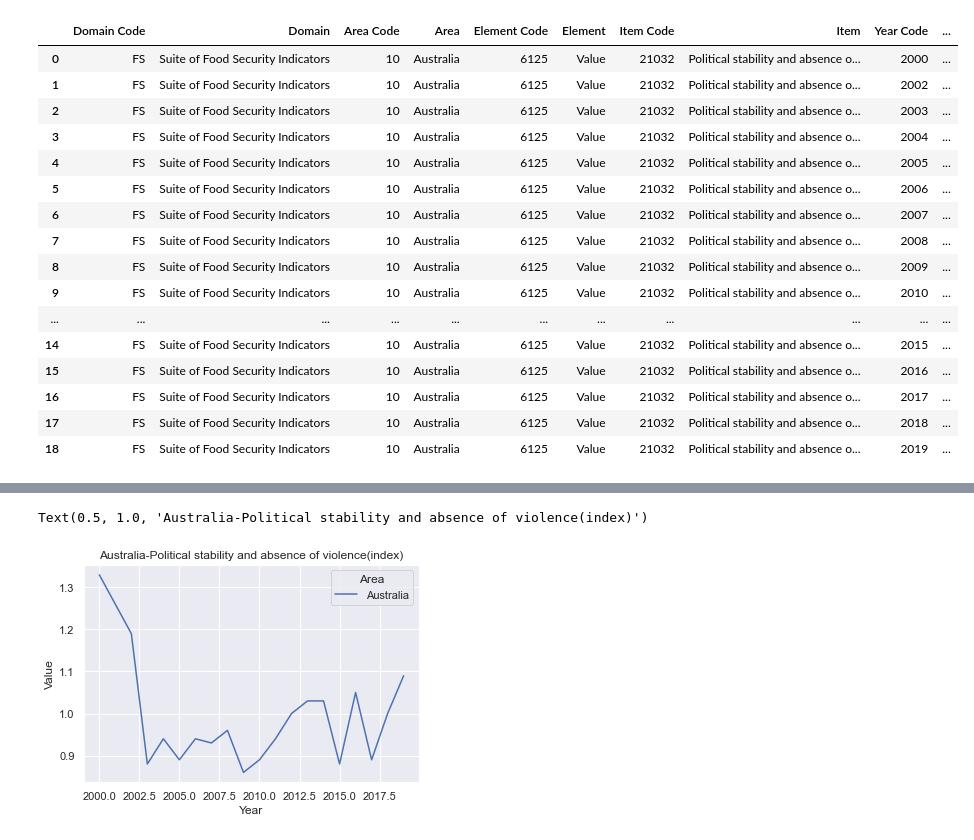
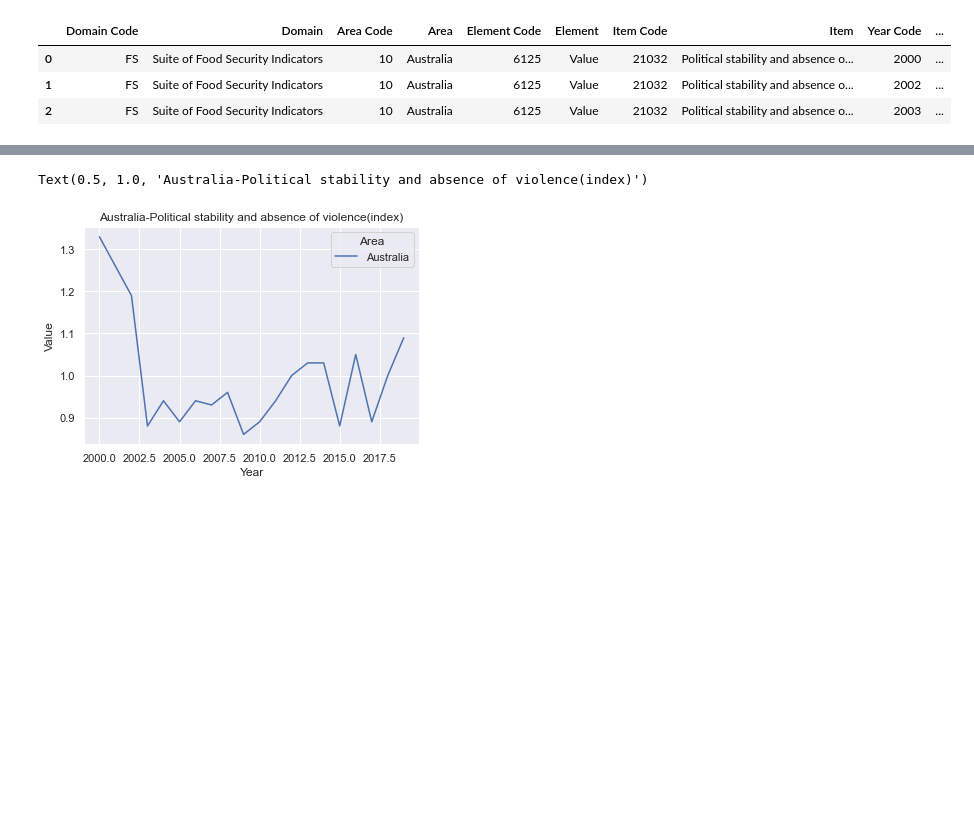
Before and after one commit to mohsin4480/Python_basic_functions, a Jupyter notebook: aus_data.ipynb, the cells around one changed output, grey strips where cells are left out. Drawn from its saved outputs; the diff is of its cells as text; code cells hidden in the pictures; blank space fills up the shorter version.

```diff
--- a/aus_data.ipynb
+++ b/aus_data.ipynb
@@ -10,23 +5,11 @@ import pandas as pd
 import matplotlib.pyplot as plt
 import seaborn as sns
 # %%
+#loading data
 ausdata = pd.read_csv("FAOSTAT_data_2-28-2022.csv")
-ausdata
+ausdata.head(3)
 # %% [output]
 |  | Domain Code | Domain | Area Code | Area | Element Code | Element | Item Code | Item | Year Code | ... |
 | 0 | FS | Suite of Food Security Indicators | 10 | Australia | 6125 | Value | 21032 | Political stability and absence o... | 2000 | ... |
 | 1 | FS | Suite of Food Security Indicators | 10 | Australia | 6125 | Value | 21032 | Political stability and absence o... | 2002 | ... |
 | 2 | FS | Suite of Food Security Indicators | 10 | Australia | 6125 | Value | 21032 | Political stability and absence o... | 2003 | ... |
-| 3 | FS | Suite of Food Security Indicators | 10 | Australia | 6125 | Value | 21032 | Political stability and absence o... | 2004 | ... |
-| 4 | FS | Suite of Food Security Indicators | 10 | Australia | 6125 | Value | 21032 | Political stability and absence o... | 2005 | ... |
-| 5 | FS | Suite of Food Security Indicators | 10 | Australia | 6125 | Value | 21032 | Political stability and absence o... | 2006 | ... |
-| 6 | FS | Suite of Food Security Indicators | 10 | Australia | 6125 | Value | 21032 | Political stability and absence o... | 2007 | ... |
-| 7 | FS | Suite of Food Security Indicators | 10 | Australia | 6125 | Value | 21032 | Political stability and absence o... | 2008 | ... |
-| 8 | FS | Suite of Food Security Indicators | 10 | Australia | 6125 | Value | 21032 | Political stability and absence o... | 2009 | ... |
-| 9 | FS | Suite of Food Security Indicators | 10 | Australia | 6125 | Value | 21032 | Political stability and absence o... | 2010 | ... |
-| ... | ... | ... | ... | ... | ... | ... | ... | ... | ... | ... |
-| 14 | FS | Suite of Food Security Indicators | 10 | Australia | 6125 | Value | 21032 | Political stability and absence o... | 2015 | ... |
-| 15 | FS | Suite of Food Security Indicators | 10 | Australia | 6125 | Value | 21032 | Political stability and absence o... | 2016 | ... |
-| 16 | FS | Suite of Food Security Indicators | 10 | Australia | 6125 | Value | 21032 | Political stability and absence o... | 2017 | ... |
-| 17 | FS | Suite of Food Security Indicators | 10 | Australia | 6125 | Value | 21032 | Political stability and absence o... | 2018 | ... |
-| 18 | FS | Suite of Food Security Indicators | 10 | Australia | 6125 | Value | 21032 | Political stability and absence o... | 2019 | ... |
```
Also changed, not shown: parts of 16 cells of this notebook.
